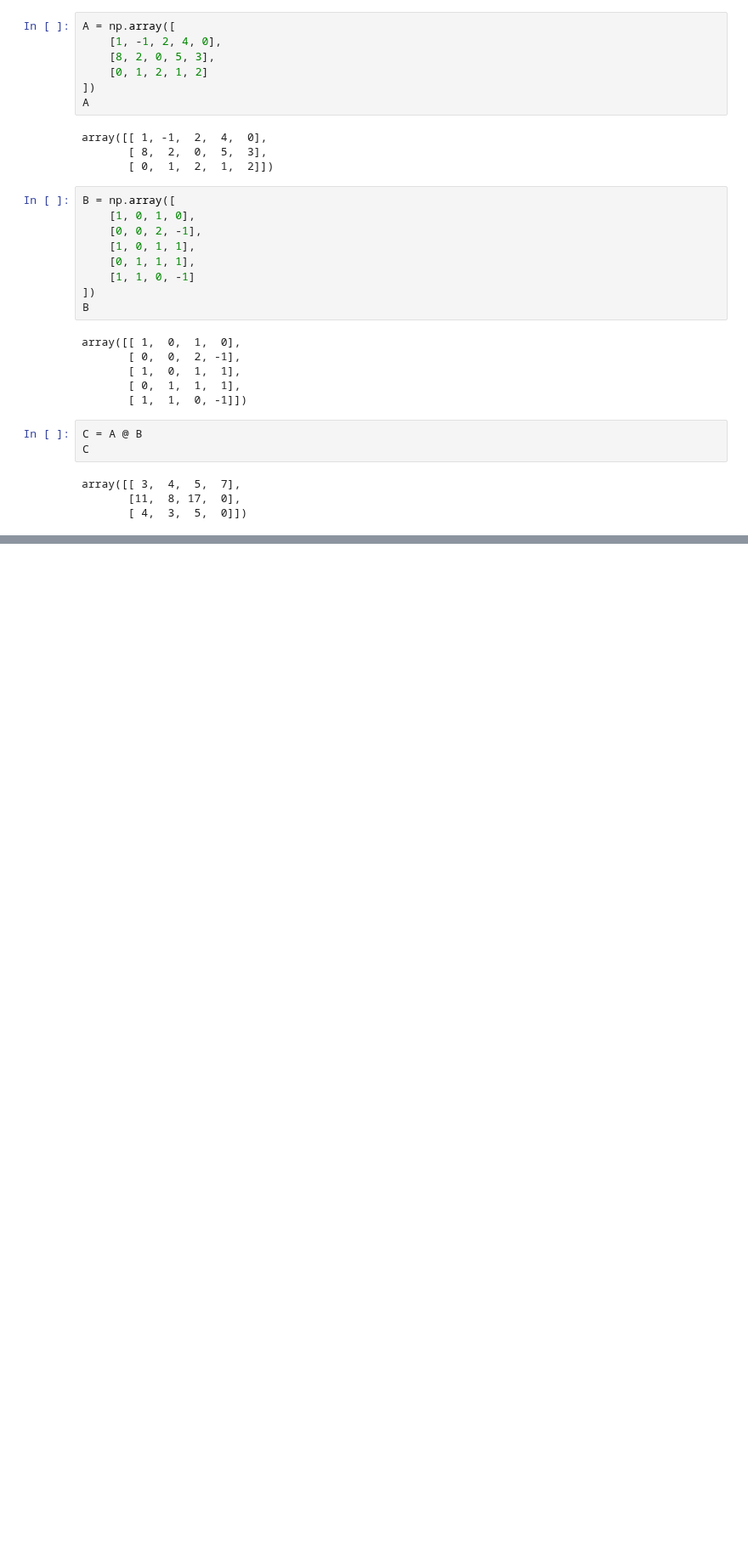
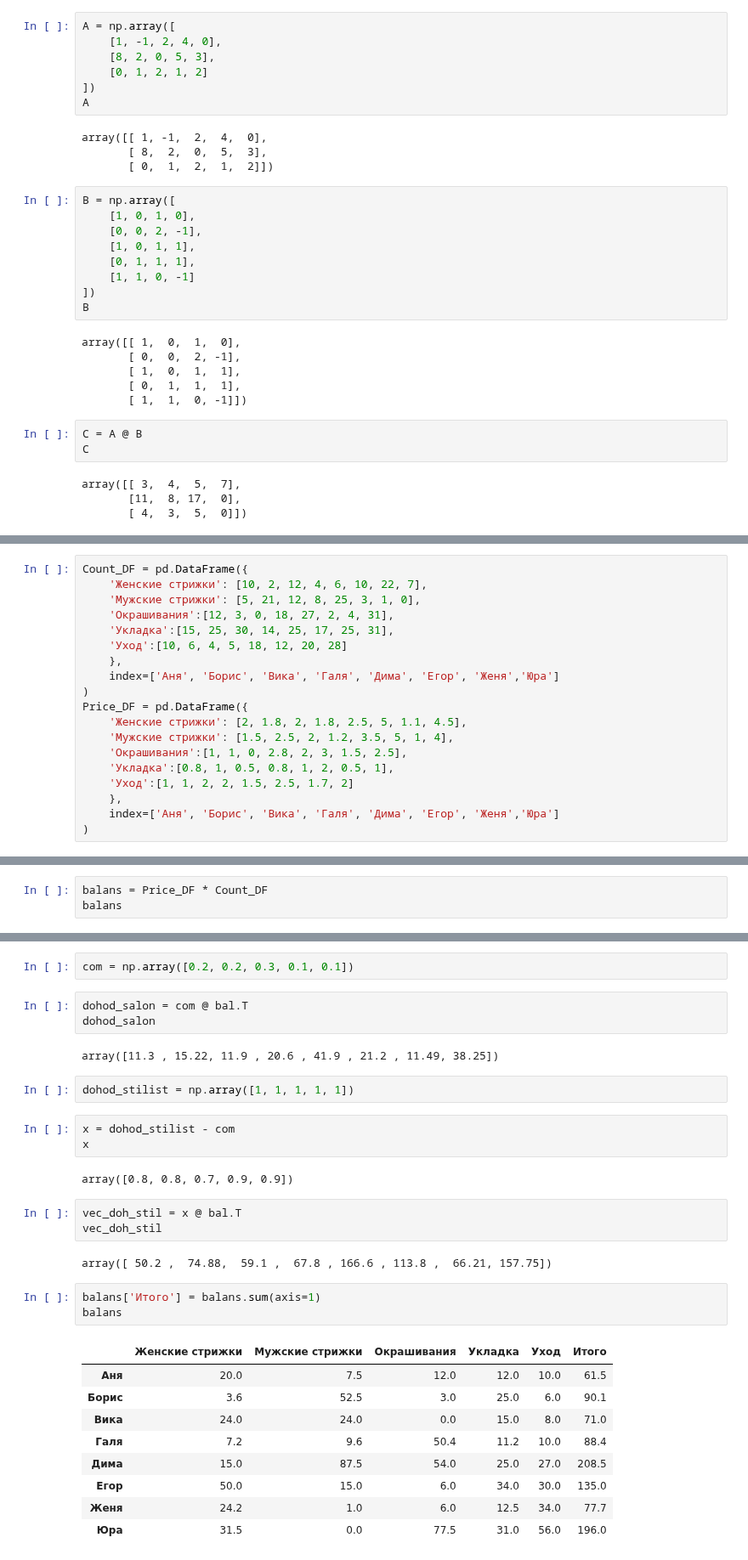
Before and after one commit to DmitriySky47/sf_data_science, a Jupyter notebook: Skillfactory/MATH_ML_1/MATHML_Module_1_Vectors_screencast.ipynb, the cells around one changed output, grey strips where cells are left out. Shown at 85% size. Cells and saved outputs as stored; diff of their text form; blank space fills up the shorter version.

```diff
--- a/Skillfactory/MATH_ML_1/MATHML_Module_1_Vectors_screencast.ipynb
+++ b/Skillfactory/MATH_ML_1/MATHML_Module_1_Vectors_screencast.ipynb
@@ -407,0 +470,19 @@ array([[ 3,  4,  5,  7],
+# %%
+Count_DF = pd.DataFrame({
+    'Женские стрижки': [10, 2, 12, 4, 6, 10, 22, 7],
+    'Мужские стрижки': [5, 21, 12, 8, 25, 3, 1, 0],
+    'Окрашивания':[12, 3, 0, 18, 27, 2, 4, 31],
+    'Укладка':[15, 25, 30, 14, 25, 17, 25, 31],
+    'Уход':[10, 6, 4, 5, 18, 12, 20, 28]
+    },
+    index=['Аня', 'Борис', 'Вика', 'Галя', 'Дима', 'Егор', 'Женя','Юра']
+)
+Price_DF = pd.DataFrame({
+    'Женские стрижки': [2, 1.8, 2, 1.8, 2.5, 5, 1.1, 4.5],
+    'Мужские стрижки': [1.5, 2.5, 2, 1.2, 3.5, 5, 1, 4],
+    'Окрашивания':[1, 1, 0, 2.8, 2, 3, 1.5, 2.5],
+    'Укладка':[0.8, 1, 0.5, 0.8, 1, 2, 0.5, 1],
+    'Уход':[1, 1, 2, 2, 1.5, 2.5, 1.7, 2]
+    },
+    index=['Аня', 'Борис', 'Вика', 'Галя', 'Дима', 'Егор', 'Женя','Юра']
+)
@@ -407,0 +493,3 @@ array([[ 3,  4,  5,  7],
+# %%
+balans = Price_DF * Count_DF
+balans
@@ -407,0 +519,32 @@ array([[ 3,  4,  5,  7],
+# %%
+com = np.array([0.2, 0.2, 0.3, 0.1, 0.1])
+# %%
+dohod_salon = com @ bal.T
+dohod_salon
+# %% [output]
+array([11.3 , 15.22, 11.9 , 20.6 , 41.9 , 21.2 , 11.49, 38.25])
+# %%
+dohod_stilist = np.array([1, 1, 1, 1, 1])
+# %%
+x = dohod_stilist - com
+x
+# %% [output]
+array([0.8, 0.8, 0.7, 0.9, 0.9])
+# %%
+vec_doh_stil = x @ bal.T
+vec_doh_stil
+# %% [output]
+array([ 50.2 ,  74.88,  59.1 ,  67.8 , 166.6 , 113.8 ,  66.21, 157.75])
+# %%
+balans['Итого'] = balans.sum(axis=1)
+balans
+# %% [output]
+|  | Женские стрижки | Мужские стрижки | Окрашивания | Укладка | Уход | Итого |
+| Аня | 20.0 | 7.5 | 12.0 | 12.0 | 10.0 | 61.5 |
+| Борис | 3.6 | 52.5 | 3.0 | 25.0 | 6.0 | 90.1 |
+| Вика | 24.0 | 24.0 | 0.0 | 15.0 | 8.0 | 71.0 |
+| Галя | 7.2 | 9.6 | 50.4 | 11.2 | 10.0 | 88.4 |
+| Дима | 15.0 | 87.5 | 54.0 | 25.0 | 27.0 | 208.5 |
+| Егор | 50.0 | 15.0 | 6.0 | 34.0 | 30.0 | 135.0 |
+| Женя | 24.2 | 1.0 | 6.0 | 12.5 | 34.0 | 77.7 |
+| Юра | 31.5 | 0.0 | 77.5 | 31.0 | 56.0 | 196.0 |
```
Also changed, not shown: parts of 16 cells of this notebook, 4 other files.
